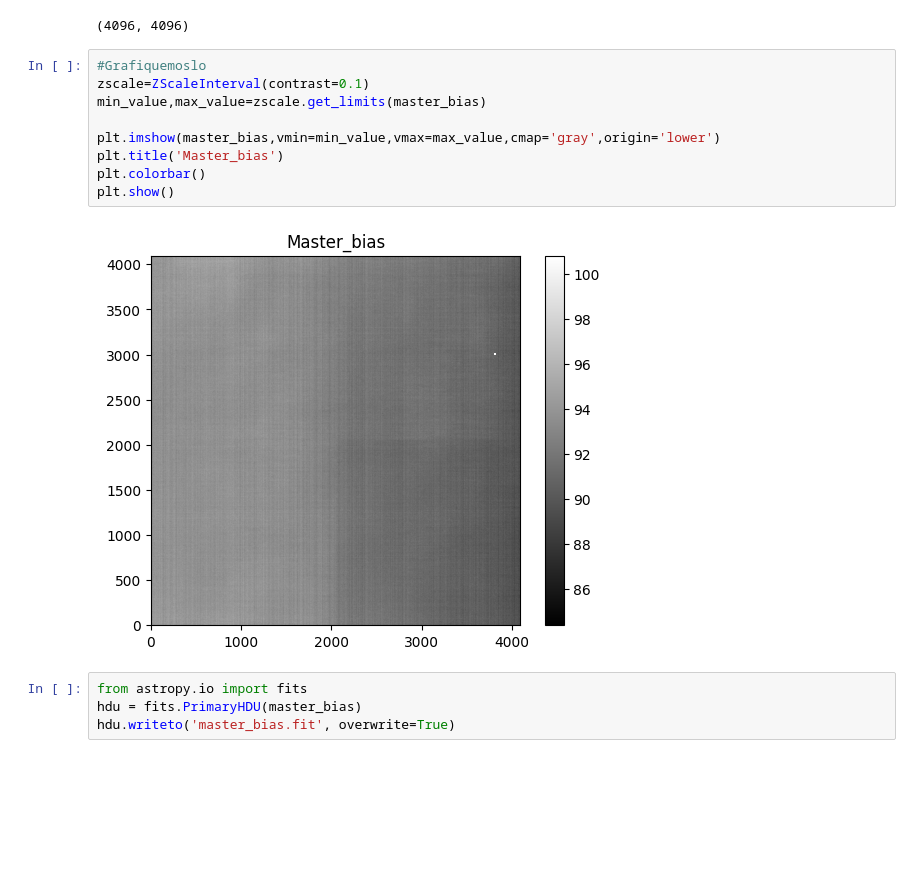
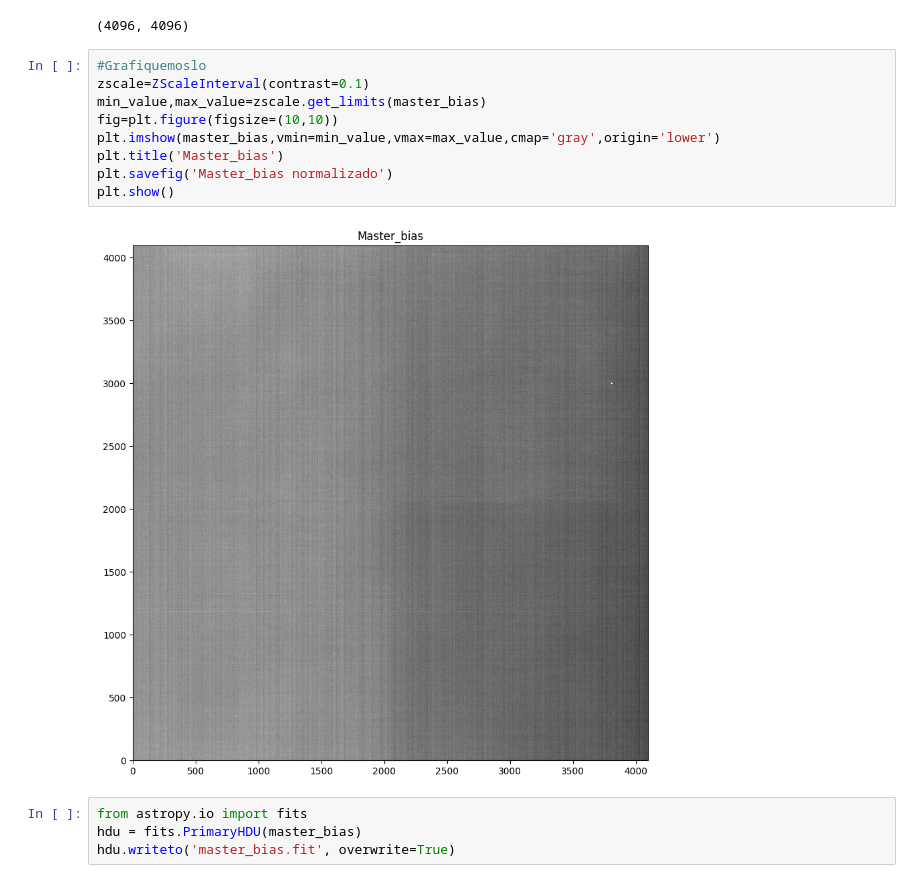
Before and after one commit to Bnyio/Instrumentacion2024, a Jupyter notebook: MasterBias.ipynb, the cells around one changed output. Drawn from its saved outputs; the diff is of its cells as text; blank space fills up the shorter version.

```diff
--- a/MasterBias.ipynb
+++ b/MasterBias.ipynb
@@ -34,14 +34,14 @@ master_bias.shape
 # %%
 #Grafiquemoslo
 zscale=ZScaleInterval(contrast=0.1)
 min_value,max_value=zscale.get_limits(master_bias)
-
+fig=plt.figure(figsize=(10,10))
 plt.imshow(master_bias,vmin=min_value,vmax=max_value,cmap='gray',origin='lower')
 plt.title('Master_bias')
-plt.colorbar()
+plt.savefig('Master_bias normalizado')
 plt.show()
 # %% [output]
-[figure, old version]
+[figure, new version]
 # %%
 from astropy.io import fits
 hdu = fits.PrimaryHDU(master_bias)
```
Also changed, not shown: parts of 1 cell of this notebook, 3 other files.
